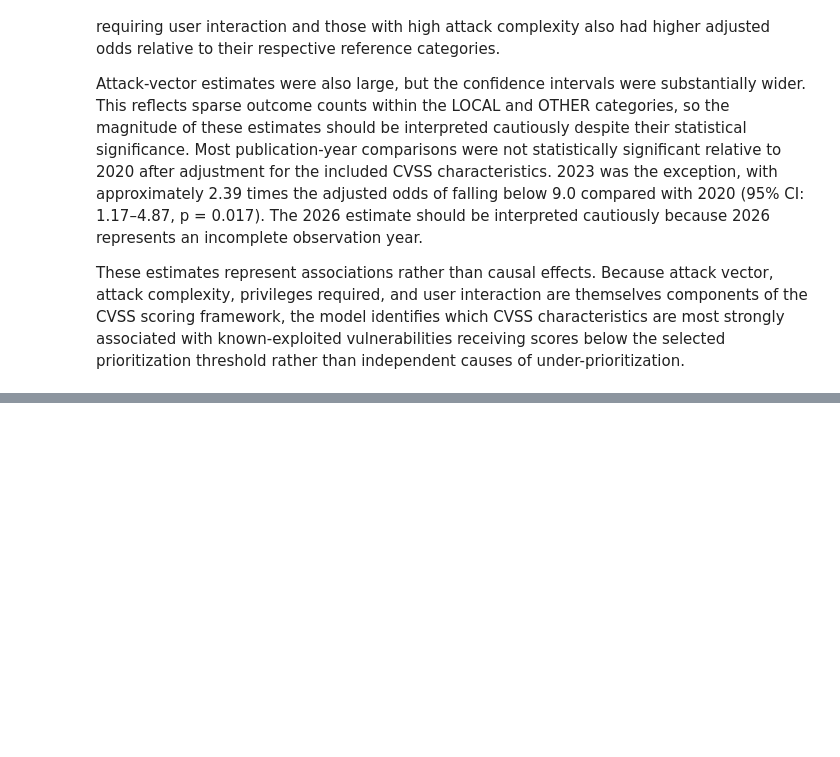
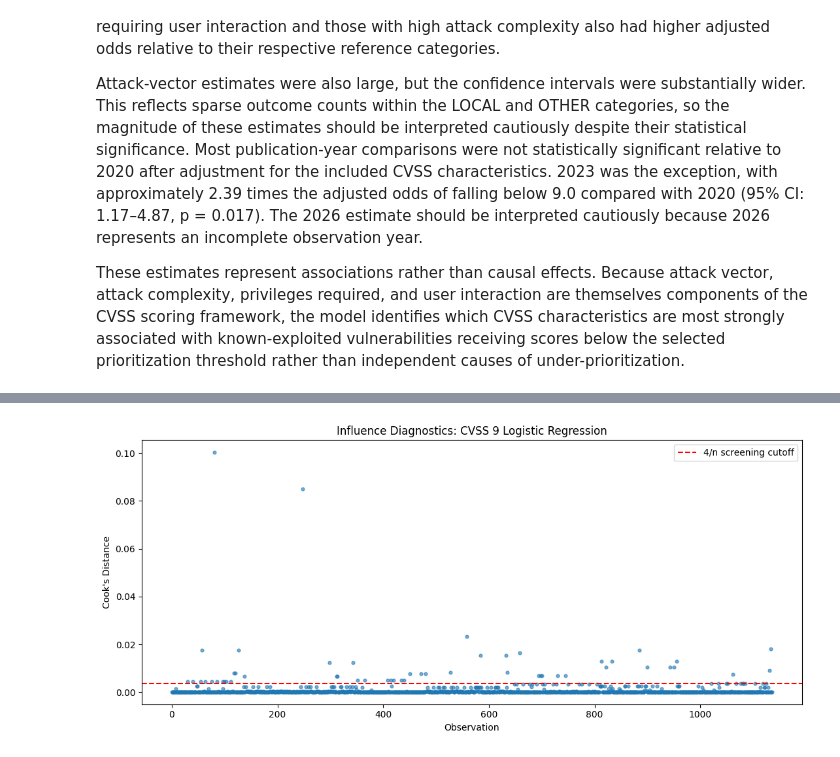
Before and after one commit to aaliyahmjh/data698-capstone, a Jupyter notebook: notebooks/core_eda.ipynb, the cells around one changed output, grey strips where cells are left out. Cells and saved outputs as stored; diff of their text form; code cells hidden in the pictures; blank space fills up the shorter version.

Commit message:
Complete robustness diagnostics and survival feasibility assessment

```diff
--- a/notebooks/core_eda.ipynb
+++ b/notebooks/core_eda.ipynb
@@ -2243,0 +2926,15 @@ These estimates represent associations rather than causal effects. Because attac
+# %%
+
+influence = diagnostic_model.get_influence()
+
+influence_df = influence.summary_frame().copy()
+
+print("Available influence columns:")
+print(influence_df.columns.tolist())
+
+display(influence_df.head())
+
+influence_df.to_csv(
+    RESULTS_DIR / "regression_influence_diagnostics.csv",
+    index=False
+)
@@ -2243,0 +3006,34 @@ These estimates represent associations rather than causal effects. Because attac
+# %%
+
+fig, ax = plt.subplots(figsize=(11, 5))
+
+ax.scatter(
+    range(len(influence_df)),
+    influence_df["cooks_d"].values,
+    s=12,
+    alpha=0.6
+)
+
+ax.axhline(
+    cooks_cutoff,
+    linestyle="--",
+    color="red",
+    label="4/n screening cutoff"
+)
+
+ax.set_title("Influence Diagnostics: CVSS 9 Logistic Regression")
+ax.set_xlabel("Observation")
+ax.set_ylabel("Cook's Distance")
+ax.legend()
+
+plt.tight_layout()
+
+plt.savefig(
+    FIGURES_DIR / "logistic_regression_influence.png",
+    dpi=300,
+    bbox_inches="tight"
+)
+
+plt.show()
+# %% [output]
+[figure, added]
```
Also changed, not shown: parts of 51 cells of this notebook, 22 other files.
